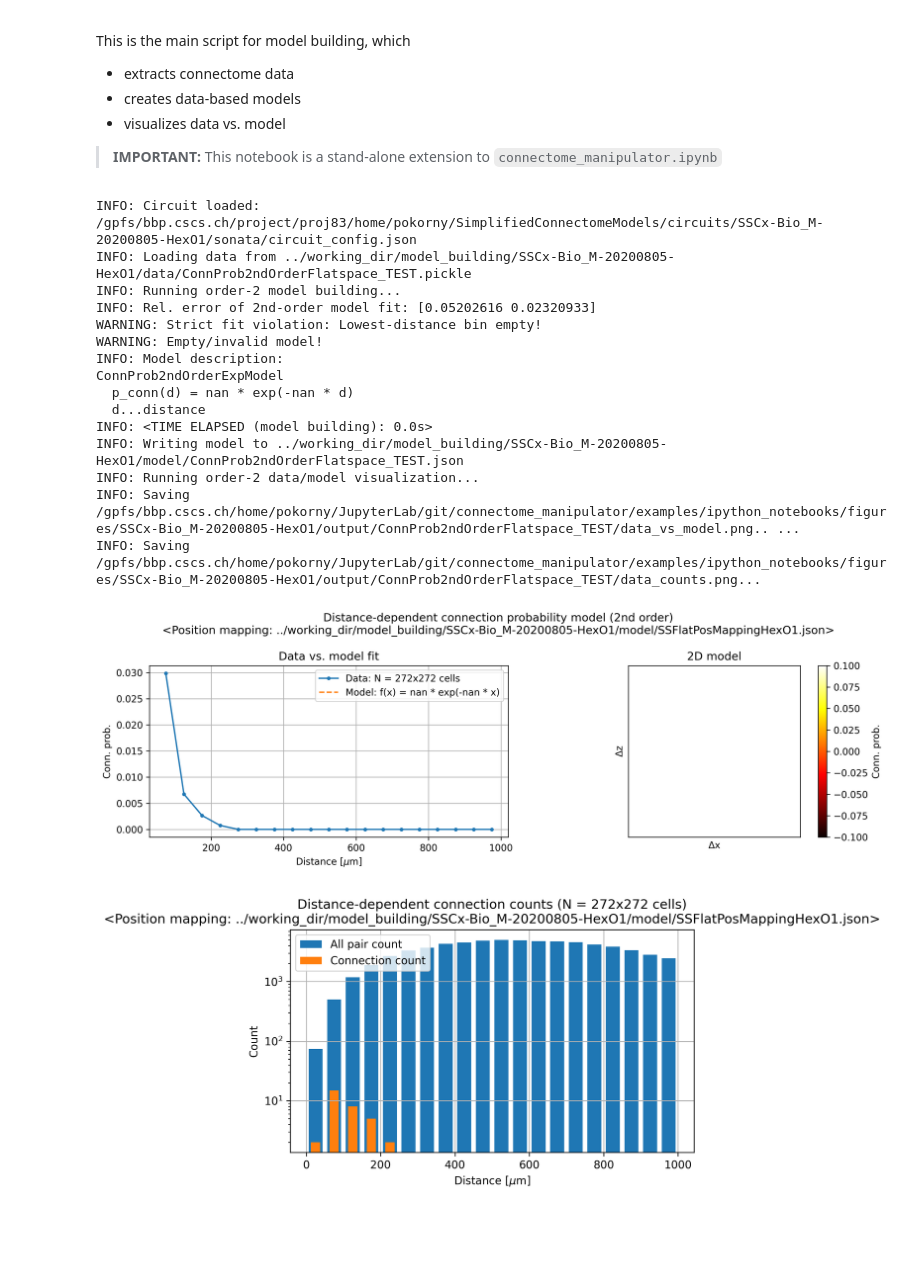
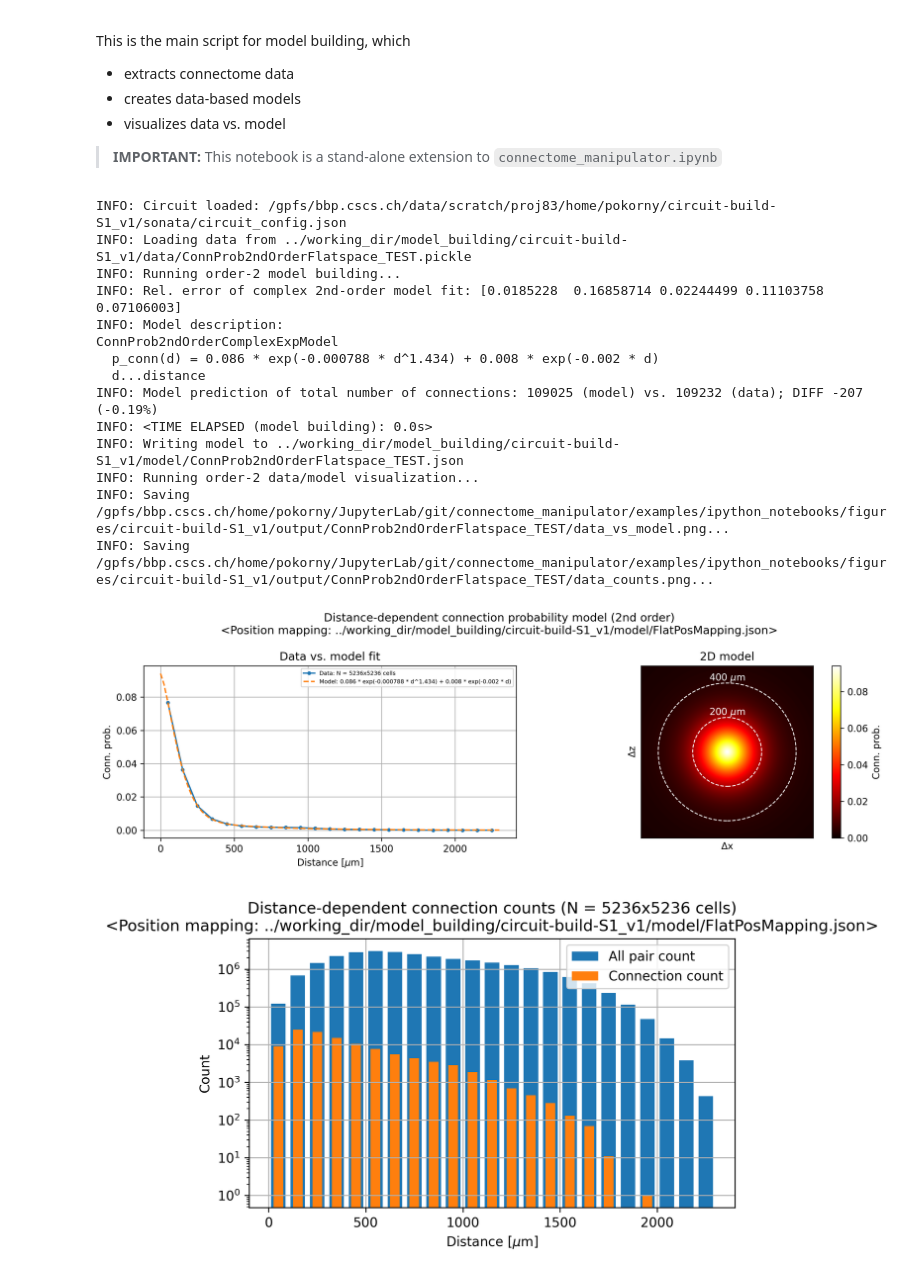
Before and after one commit to BlueBrain/connectome-manipulator, a Jupyter notebook: examples/ipython_notebooks/model_building.ipynb, the cells around one changed output. Saved outputs shown, nothing was run; the diff lists cells and outputs as text; code cells hidden in the pictures; blank space fills up the shorter version.

Commit message:
Added 2nd/3rd-order model fitting

```diff
--- a/examples/ipython_notebooks/model_building.ipynb
+++ b/examples/ipython_notebooks/model_building.ipynb
@@ -18,17 +19,17 @@ from connectome_manipulator.model_building import model_building
 # %%
 # Model building - Configuration
 
-circuit_path = '/gpfs/bbp.cscs.ch/project/proj83/home/pokorny/SimplifiedConnectomeModels/circuits/SSCx-Bio_M-20200805-HexO1'
-circuit_name = os.path.split(circuit_path)[-1]
-circuit_config = os.path.join(circuit_path, 'sonata', 'circuit_config.json')
+# circuit_path = '/gpfs/bbp.cscs.ch/project/proj83/home/pokorny/SimplifiedConnectomeModels/circuits/SSCx-Bio_M-20200805-HexO1'
+# circuit_name = os.path.split(circuit_path)[-1]
+# circuit_config = os.path.join(circuit_path, 'sonata', 'circuit_config.json')
 
 # circuit_path = '/gpfs/bbp.cscs.ch/data/scratch/proj83/home/pokorny/SSCx-Bio_M-20200805'
 # circuit_name = os.path.split(circuit_path)[-1]
 # circuit_config = os.path.join(circuit_path, 'sonata', 'circuit_config.json')
 
-# circuit_path = '/gpfs/bbp.cscs.ch/data/scratch/proj83/home/pokorny/circuit-build-S1_v1'
-# circuit_name = os.path.split(circuit_path)[-1]
-# circuit_config = os.path.join(circuit_path, 'sonata', 'circuit_config.json')
+circuit_path = '/gpfs/bbp.cscs.ch/data/scratch/proj83/home/pokorny/circuit-build-S1_v1'
+circuit_name = os.path.split(circuit_path)[-1]
+circuit_config = os.path.join(circuit_path, 'sonata', 'circuit_config.json')
 
 # circuit_path = manip_config['circuit_path']
 # circuit_name = f'{os.path.split(circuit_path)[-1]}__{manip_config["manip"]["name"]}'
@@ -93,45 +94,47 @@ model_config['circuit_config'] = circuit_config
 
 # model_config['model'] = {'name': 'ConnProb4thOrderReducedFlatspaceL5TPCAL4TPC', 'fct': {'source': 'conn_prob', 'kwargs': {'order': '4R', 'sel_src': {'mtype': 'L5_TPC:A'}, 'sel_dest': {'mtype': 'L4_TPC'}, 'sample_size': None, 'bin_size_um': 20, 'max_range_um': [300, [-300, 600]], 'smoothing_sigma_um': None, 'plot_model_ovsampl': 7, 'plot_model_extsn': 0, 'model_specs': {'name': 'LinearInterpolation'}, 'pos_map_file': '../working_dir/model_building/circuit-build-S1_v1/model/FlatPosMapping.json'}}}
 # model_config['model'] = {'name': 'ConnProb4thOrderReducedFlatspaceL5TPCAL4TPC', 'fct': {'source': 'conn_prob', 'kwargs': {'order': '4R', 'sel_src': {'node_set': 'hex_O1', 'mtype': 'L5_TPC:A'}, 'sel_dest': {'node_set': 'hex_O1', 'mtype': 'L4_TPC'}, 'sample_size': None, 'bin_size_um': 50, 'max_range_um': [400, [-500, 300]], 'smoothing_sigma_um': None, 'plot_model_ovsampl': 7, 'plot_model_extsn': 0, 'model_specs': {'name': 'LinearInterpolation'}, 'pos_map_file': '../working_dir/model_building/SSCx-Bio_M-20200805-HexO1/model/SSFlatPosMappingHexO1.json'}}}
 # model_config['model'] = {'name': 'ConnProb4thOrderReducedFlatspaceL4TPCL5TPCA_tmp', 'fct': {'source': 'conn_prob', 'kwargs': {'order': '4R', 'sel_src': {'node_set': 'hex_O1', 'mtype': 'L4_TPC'}, 'sel_dest': {'node_set': 'hex_O1', 'mtype': 'L5_TPC:A'}, 'sample_size': 1000, 'min_count_per_bin': 100, 'bin_size_um': 50, 'max_range_um': [300, [-300, 300]], 'smoothing_sigma_um': None, 'plot_model_ovsampl': 7, 'plot_model_extsn': 0, 'model_specs': {'name': 'LinearInterpolation'}, 'pos_map_file': '../working_dir/model_building/SSCx-Bio_M-20200805-HexO1/model/SSFlatPosMappingHexO1.json'}}}
 
 # model_config['model'] = {'name': 'DistDepDelay', 'fct': {'source': 'delay', 'kwargs': {'sample_size': None, 'bin_size_um': 100, 'max_range_um': None}}}
 
 # model_config['model'] = {'name': 'NSynPerConnPerMType', 'fct': {'source': 'conn_props', 'kwargs': {'min_sample_size_per_group': 10, 'max_sample_size_per_group': 100, 'sel_props': []}}}
 # model_config['model'] = {'name': 'ConnPropsPerMType', 'fct': {'source': 'conn_props', 'kwargs': {'min_sample_size_per_group': 10, 'max_sample_size_per_group': 100}}}
 # model_config['model'] = {'name': 'ConnPropsPerMTypeL4L5', 'fct': {'source': 'conn_props', 'kwargs': {'sel_src': {'layer': 4}, 'sel_dest': {'layer': 5}, 'min_sample_size_per_group': 10, 'max_sample_size_per_group': 100}}}
 
-# model_config['model'] = {'name': 'ConnProb1stOrder', 'fct': {'source': 'conn_prob', 'kwargs': {'order': 1, 'sample_size': 10000}}}
+# model_config['model'] = {'name': 'ConnProb1stOrder', 'fct': {'source': 'conn_prob', 'kwargs': {'order': 1, 'sample_size': None}}}
+# model_config['model'] = {'name': 'ConnProb1stOrderEE', 'fct': {'source': 'conn_prob', 'kwargs': {'order': 1, 'sel_src': {'node_set': 'Excitatory'}, 'sel_dest': {'node_set': 'Excitatory'}, 'sample_size': None}}}
+# model_config['model'] = {'name': 'ConnProb1stOrderL3', 'fct': {'source': 'conn_prob', 'kwargs': {'order': 1, 'sel_src': {'node_set': 'Layer3'}, 'sel_dest': {'node_set': 'Layer3'}, 'sample_size': None}}}
 # model_config['model'] = {'name': 'ConnProb2ndOrderFlatspace', 'fct': {'source': 'conn_prob', 'kwargs': {'order': 2, 'sel_src': {'node_set': 'hex_O1', 'mtype': 'L1_DAC'}, 'sel_dest': {'node_set': 'hex_O1', 'mtype': 'L23_BP'}, 'sample_size': 10000, 'min_count_per_bin': 100, 'bin_size_um': 50, 'max_range_um': 1000, 'pos_map_file': '../working_dir/model_building/SSCx-Bio_M-20200805-HexO1/model/SSFlatPosMappingHexO1.json'}}}
 # model_config['model'] = {'name': 'ConnProb4thOrderReducedFlatspace', 'fct': {'source': 'conn_prob', 'kwargs': {'order': '4R', 'sel_src': {'node_set': 'hex_O1'}, 'sel_dest': {'node_set': 'hex_O1'}, 'sample_size': 2000, 'min_count_per_bin': 100, 'bin_size_um': 50, 'max_range_um': [400, [-400, 1000]], 'smoothing_sigma_um': None, 'plot_model_ovsampl': 7, 'plot_model_extsn': 0, 'model_specs': {'name': 'LinearInterpolation'}, 'pos_map_file': '../working_dir/model_building/SSCx-Bio_M-20200805-HexO1/model/SSFlatPosMappingHexO1.json'}}}
 # model_config_pathways = model_building.create_model_config_per_pathway(model_config, 'mtype')
 
-model_config['model'] = {'name': 'ConnProb2ndOrderFlatspace_TEST', 'fct': {'source': 'conn_prob', 'kwargs': {'rel_fit_err_th': None, 'strict_fit': True, 'order': 2, 'sel_src': {'node_set': 'hex_O1', 'mtype': 'L23_NGC'}, 'sel_dest': {'node_set': 'hex_O1', 'mtype': 'L23_NGC'}, 'sample_size': 1000, 'min_count_per_bin': 100, 'bin_size_um': 50, 'max_range_um': 1000, 'pos_map_file': '../working_dir/model_building/SSCx-Bio_M-20200805-HexO1/model/SSFlatPosMappingHexO1.json'}}}
+# model_config['model'] = {'name': 'ConnProb2ndOrderFlatspace_TEST', 'fct': {'source': 'conn_prob', 'kwargs': {'rel_fit_err_th': None, 'strict_fit': True, 'order': 2, 'sel_src': {'node_set': 'hex_O1', 'mtype': 'L23_NGC'}, 'sel_dest': {'node_set': 'hex_O1', 'mtype': 'L23_NGC'}, 'sample_size': 1000, 'min_count_per_bin': 100, 'bin_size_um': 50, 'max_range_um': 1000, 'pos_map_file': '../working_dir/model_building/SSCx-Bio_M-20200805-HexO1/model/SSFlatPosMappingHexO1.json'}}}
 # model_config['model'] = {'name': 'ConnProb3rdOrderFlatspace_TEST', 'fct': {'source': 'conn_prob', 'kwargs': {'rel_fit_err_th': None, 'strict_fit': True, 'order': 3, 'sel_src': {'node_set': 'hex_O1', 'mtype': 'L23_NGC'}, 'sel_dest': {'node_set': 'hex_O1', 'mtype': 'L23_NGC'}, 'sample_size': 1000, 'min_count_per_bin': 100, 'bin_size_um': 50, 'max_range_um': 1000, 'pos_map_file': '../working_dir/model_building/SSCx-Bio_M-20200805-HexO1/model/SSFlatPosMappingHexO1.json'}}}
 # group_fct = lambda x: str.split(x, '_')[-1] # None #lambda x: str.split(x, '_')[-1]
 # model_config_pathways = model_building.create_model_config_per_pathway(model_config, 'mtype', group_fct=group_fct)
 # model_config_pathways = model_building.create_model_config_per_pathway(model_config, ['layer', 'synapse_class'])
 
-# model_config['model'] = {'name': 'ConnProb2ndOrderFlatspace_TEST', 'fct': {'source': 'conn_prob', 'kwargs': {'order': 2, 'sel_src': {'mtype': 'L23_SBC'}, 'sel_dest': {'mtype': 'L23_SBC'}, 'sample_size': 10000, 'bin_size_um': 100, 'max_range_um': None, 'pos_map_file': '../working_dir/model_building/circuit-build-S1_v1/model/FlatPosMapping.json'}}}
+model_config['model'] = {'name': 'ConnProb2ndOrderFlatspace_TEST', 'fct': {'source': 'conn_prob', 'kwargs': {'order': 2, 'model_specs': {'type': 'ComplexExponential'}, 'sel_src': 'Excitatory', 'sel_dest': 'Excitatory', 'sample_size': 10000, 'bin_size_um': 100, 'max_range_um': None, 'pos_map_file': '../working_dir/model_building/circuit-build-S1_v1/model/FlatPosMapping.json'}}}
+# model_config['model'] = {'name': 'ConnProb3rdOrderFlatspace_TEST', 'fct': {'source': 'conn_prob', 'kwargs': {'order': 3, 'model_specs': {'type': 'ComplexExponential', 'p0': [0.0, 0.0, 1.0, 0.0, 0.0], 'bounds': [[0.0, 0.0, 1.0, 0.0, 0.0], [np.inf, np.inf, 1.9, np.inf, np.inf]]}, 'sel_src': 'Excitatory', 'sel_dest': 'Excitatory', 'sample_size': 10000, 'bin_size_um': 100, 'max_range_um': None, 'pos_map_file': '../working_dir/model_building/circuit-build-S1_v1/model/FlatPosMapping.json'}}}
 
 # Model building - Run
 model_building.main(model_config, show_fig=True, force_recomp=[False, True])
 # model_building.main(model_config_pathways, show_fig=False, force_recomp=[False, False])
 # %% [output]
-INFO: Circuit loaded: /gpfs/bbp.cscs.ch/project/proj83/home/pokorny/SimplifiedConnectomeModels/circuits/SSCx-Bio_M-20200805-HexO1/sonata/circuit_config.json
-INFO: Loading data from ../working_dir/model_building/SSCx-Bio_M-20200805-HexO1/data/ConnProb2ndOrderFlatspace_TEST.pickle
+INFO: Circuit loaded: /gpfs/bbp.cscs.ch/data/scratch/proj83/home/pokorny/circuit-build-S1_v1/sonata/circuit_config.json
+INFO: Loading data from ../working_dir/model_building/circuit-build-S1_v1/data/ConnProb2ndOrderFlatspace_TEST.pickle
 INFO: Running order-2 model building...
-INFO: Rel. error of 2nd-order model fit: [0.05202616 0.02320933]
-WARNING: Strict fit violation: Lowest-distance bin empty!
-WARNING: Empty/invalid model!
+INFO: Rel. error of complex 2nd-order model fit: [0.0185228  0.16858714 0.02244499 0.11103758 0.07106003]
 INFO: Model description:
-ConnProb2ndOrderExpModel
-  p_conn(d) = nan * exp(-nan * d)
+ConnProb2ndOrderComplexExpModel
+  p_conn(d) = 0.086 * exp(-0.000788 * d^1.434) + 0.008 * exp(-0.002 * d)
   d...distance
+INFO: Model prediction of total number of connections: 109025 (model) vs. 109232 (data); DIFF -207 (-0.19%)
 INFO: <TIME ELAPSED (model building): 0.0s>
-INFO: Writing model to ../working_dir/model_building/SSCx-Bio_M-20200805-HexO1/model/ConnProb2ndOrderFlatspace_TEST.json
+INFO: Writing model to ../working_dir/model_building/circuit-build-S1_v1/model/ConnProb2ndOrderFlatspace_TEST.json
 INFO: Running order-2 data/model visualization...
-INFO: Saving /gpfs/bbp.cscs.ch/home/pokorny/JupyterLab/git/connectome_manipulator/examples/ipython_notebooks/figures/SSCx-Bio_M-20200805-HexO1/output/ConnProb2ndOrderFlatspace_TEST/data_vs_model.png.. ...
-INFO: Saving /gpfs/bbp.cscs.ch/home/pokorny/JupyterLab/git/connectome_manipulator/examples/ipython_notebooks/figures/SSCx-Bio_M-20200805-HexO1/output/ConnProb2ndOrderFlatspace_TEST/data_counts.png...
+INFO: Saving /gpfs/bbp.cscs.ch/home/pokorny/JupyterLab/git/connectome_manipulator/examples/ipython_notebooks/figures/circuit-build-S1_v1/output/ConnProb2ndOrderFlatspace_TEST/data_vs_model.png...
+INFO: Saving /gpfs/bbp.cscs.ch/home/pokorny/JupyterLab/git/connectome_manipulator/examples/ipython_notebooks/figures/circuit-build-S1_v1/output/ConnProb2ndOrderFlatspace_TEST/data_counts.png...
-[figure, old version]
+[figure, new version]
-[figure, old version]
+[figure, new version]
```
Also changed, not shown: parts of 1 cell of this notebook, 2 other files.
